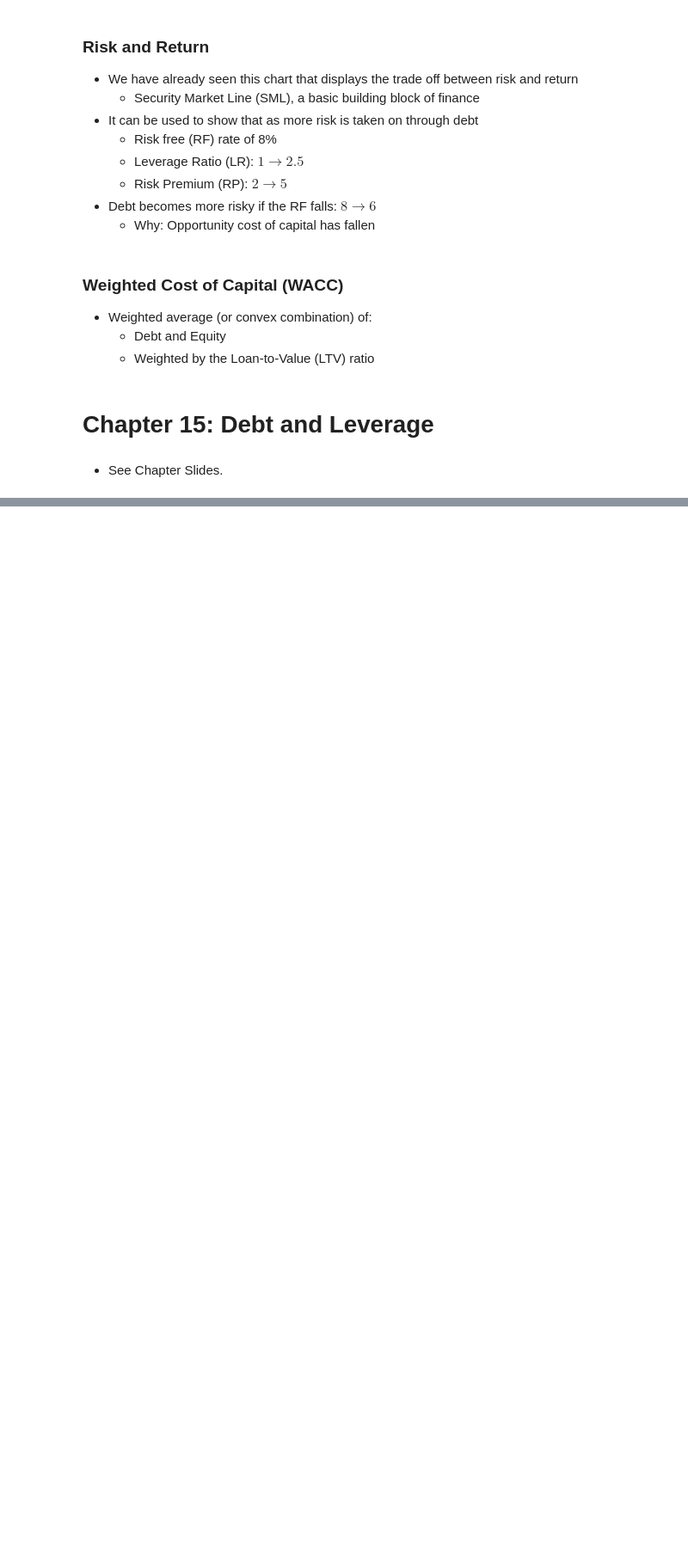
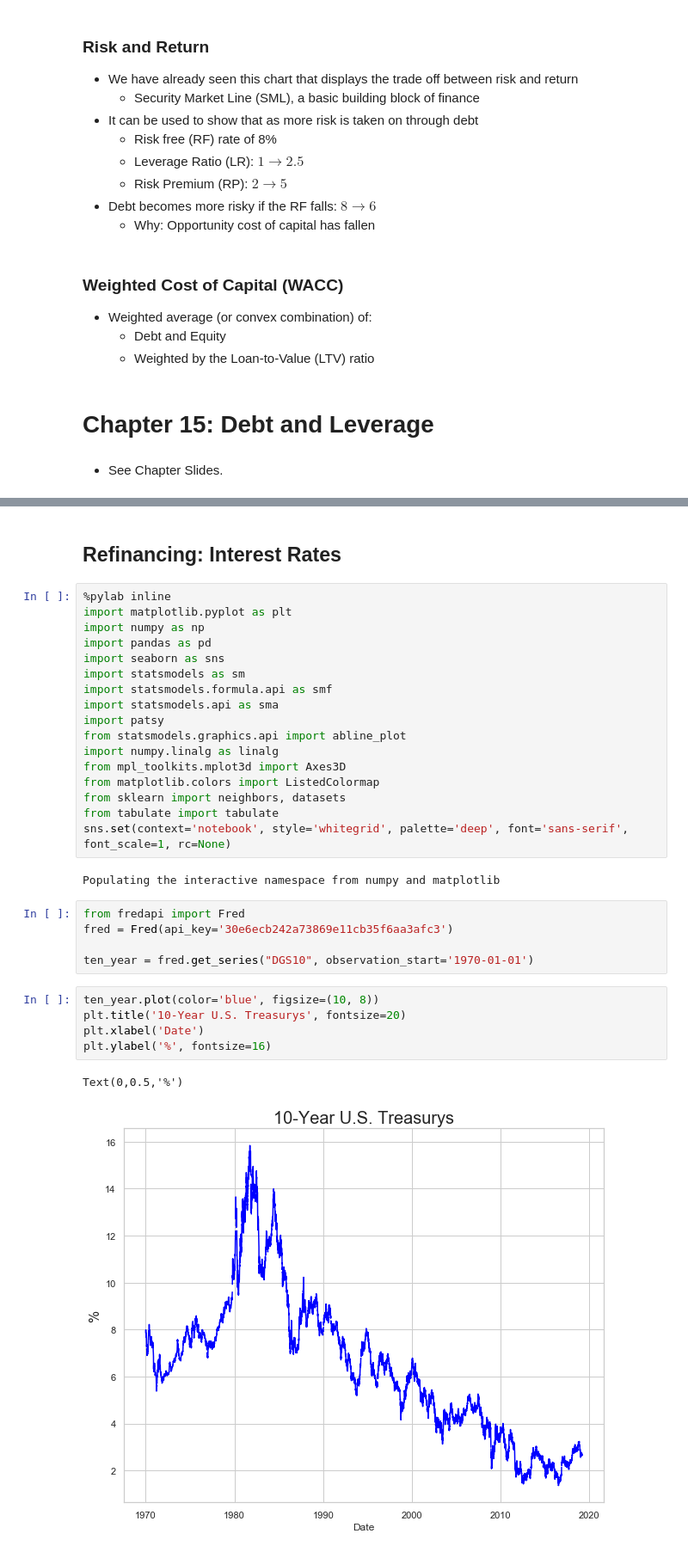
Before and after one commit to thsavage/REAL1-GC.1035, a Jupyter notebook: Notes.ipynb, the cells around one changed output, grey strips where cells are left out. Shown at 86% size. Drawn from its saved outputs; the diff is of its cells as text; blank space fills up the shorter version.

```diff
--- a/Notes.ipynb
+++ b/Notes.ipynb
@@ -458,0 +492,34 @@ $S \cdot (1-d) = a \cdot (1-d^N) \Rightarrow S = a \cdot \displaystyle \frac{1-d
+# %% [markdown]
+## Refinancing: Interest Rates
+# %%
+%pylab inline
+import matplotlib.pyplot as plt
+import numpy as np
+import pandas as pd
+import seaborn as sns
+import statsmodels as sm
+import statsmodels.formula.api as smf
+import statsmodels.api as sma
+import patsy
+from statsmodels.graphics.api import abline_plot
+import numpy.linalg as linalg
+from mpl_toolkits.mplot3d import Axes3D
+from matplotlib.colors import ListedColormap
+from sklearn import neighbors, datasets
+from tabulate import tabulate
+sns.set(context='notebook', style='whitegrid', palette='deep', font='sans-serif', font_scale=1, rc=None)
+# %% [output]
+Populating the interactive namespace from numpy and matplotlib
+# %%
+from fredapi import Fred
+fred = Fred(api_key='30e6ecb242a73869e11cb35f6aa3afc3')
+
+ten_year = fred.get_series("DGS10", observation_start='1970-01-01')
+# %%
+ten_year.plot(color='blue', figsize=(10, 8))
+plt.title('10-Year U.S. Treasurys', fontsize=20)
+plt.xlabel('Date')
+plt.ylabel('%', fontsize=16)
+# %% [output]
+Text(0,0.5,'%')
+[figure, added]
```
Also changed, not shown: parts of 8 cells of this notebook.
